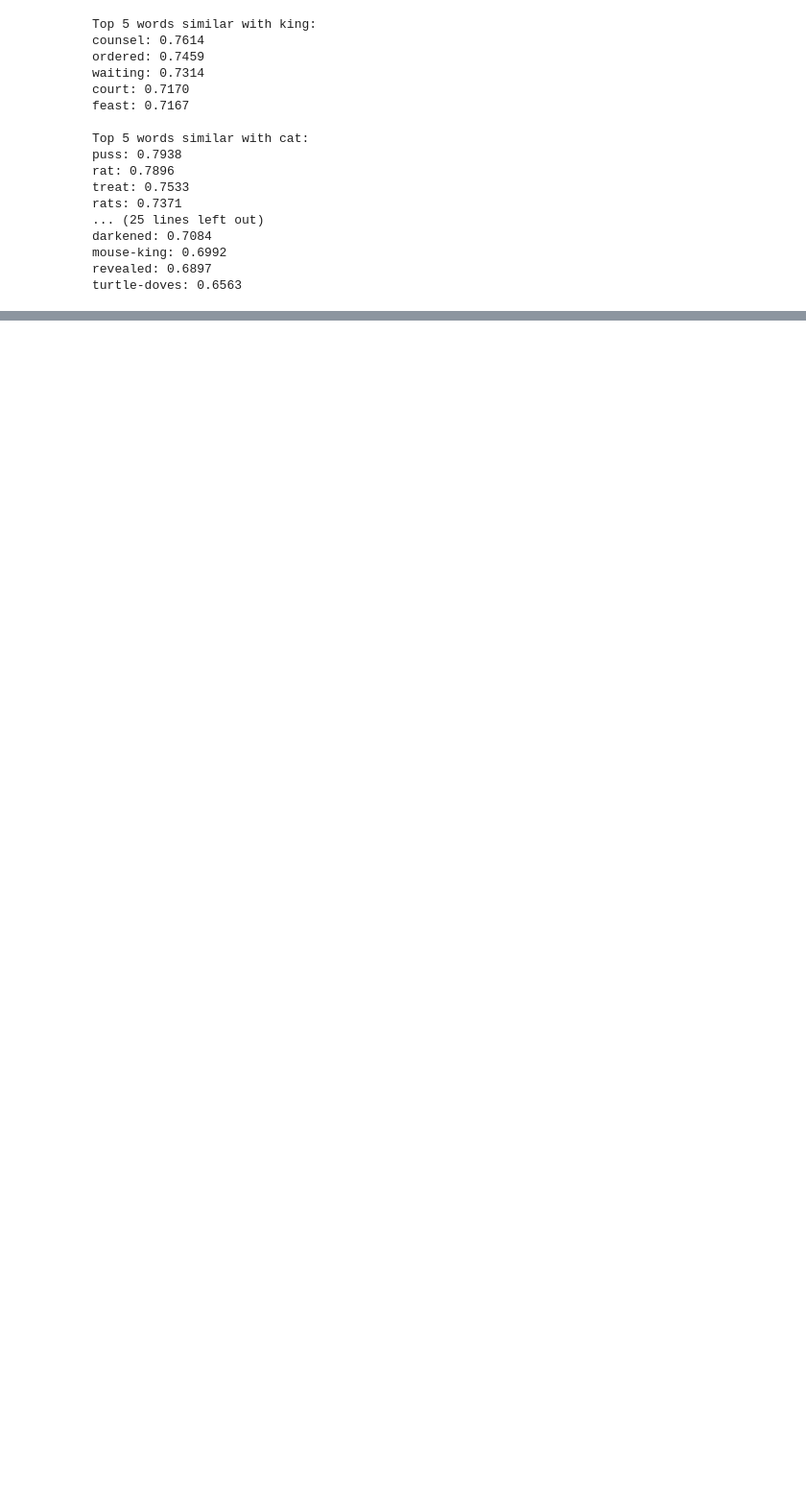
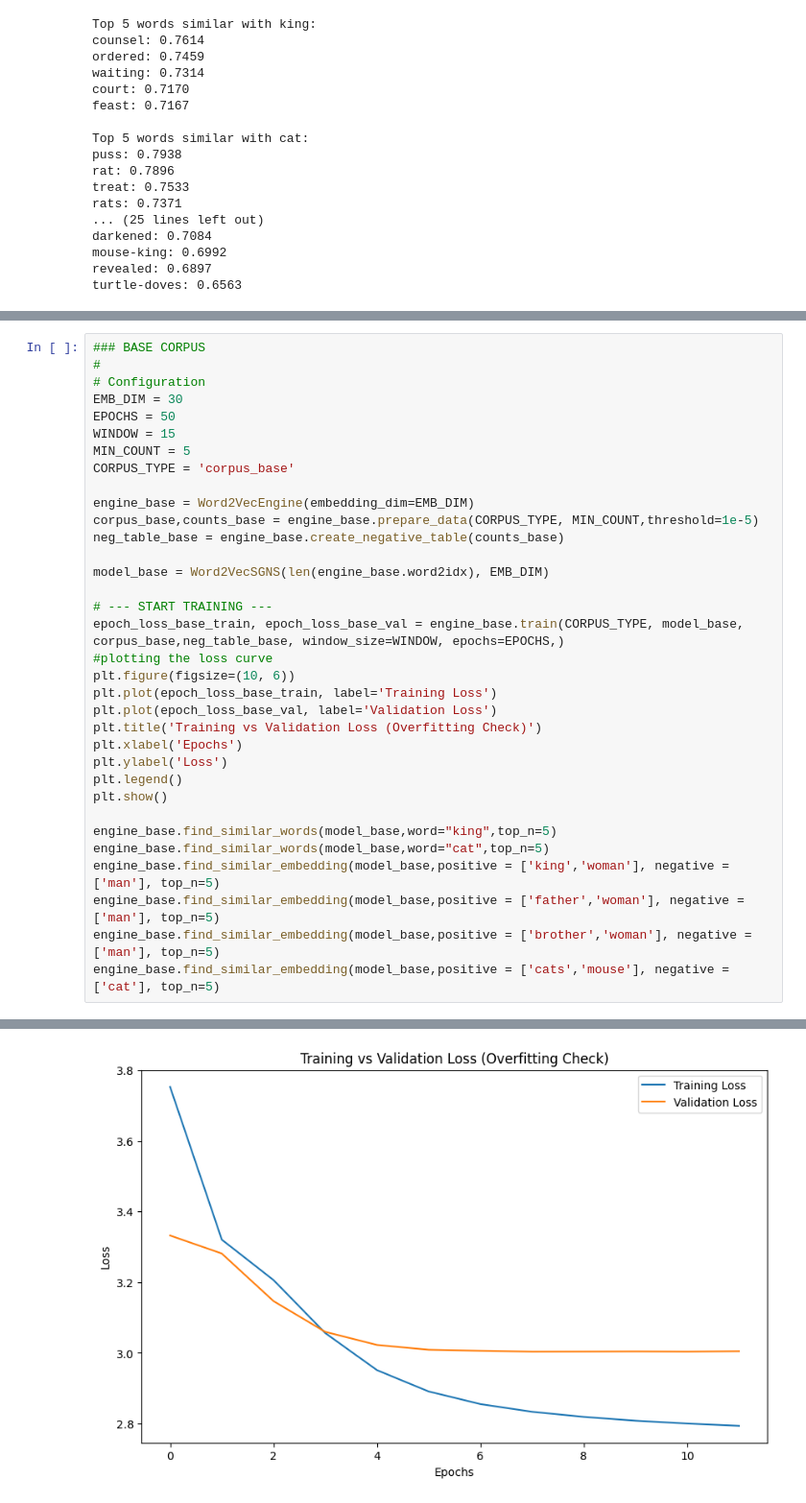
Before and after one commit to ralha/word2vec, a Jupyter notebook: playground.ipynb, the cells around one changed output, grey strips where cells are left out. Shown at 96% size. Saved outputs shown, nothing was run; the diff lists cells and outputs as text; blank space fills up the shorter version.

```diff
--- a/playground.ipynb
+++ b/playground.ipynb
@@ -378,0 +449,35 @@ turtle-doves: 0.6563
+# %%
+### BASE CORPUS
+#
+# Configuration
+EMB_DIM = 30
+EPOCHS = 50
+WINDOW = 15
+MIN_COUNT = 5
+CORPUS_TYPE = 'corpus_base'
+
+engine_base = Word2VecEngine(embedding_dim=EMB_DIM)
+corpus_base,counts_base = engine_base.prepare_data(CORPUS_TYPE, MIN_COUNT,threshold=1e-5)
+neg_table_base = engine_base.create_negative_table(counts_base)
+
+model_base = Word2VecSGNS(len(engine_base.word2idx), EMB_DIM)
+
+# --- START TRAINING ---
+epoch_loss_base_train, epoch_loss_base_val = engine_base.train(CORPUS_TYPE, model_base, corpus_base,neg_table_base, window_size=WINDOW, epochs=EPOCHS,)
+#plotting the loss curve
+plt.figure(figsize=(10, 6))
+plt.plot(epoch_loss_base_train, label='Training Loss')
+plt.plot(epoch_loss_base_val, label='Validation Loss')
+plt.title('Training vs Validation Loss (Overfitting Check)')
+plt.xlabel('Epochs')
+plt.ylabel('Loss')
+plt.legend()
+plt.show()
+
+engine_base.find_similar_words(model_base,word="king",top_n=5)
+engine_base.find_similar_words(model_base,word="cat",top_n=5)
+engine_base.find_similar_embedding(model_base,positive = ['king','woman'], negative = ['man'], top_n=5)
+engine_base.find_similar_embedding(model_base,positive = ['father','woman'], negative = ['man'], top_n=5)
+engine_base.find_similar_embedding(model_base,positive = ['brother','woman'], negative = ['man'], top_n=5)
+engine_base.find_similar_embedding(model_base,positive = ['cats','mouse'], negative = ['cat'], top_n=5)
+# %% [output]
@@ -378,0 +501 @@ turtle-doves: 0.6563
+[figure, added]
```
Also changed, not shown: parts of 2 cells of this notebook, 1 other file.
